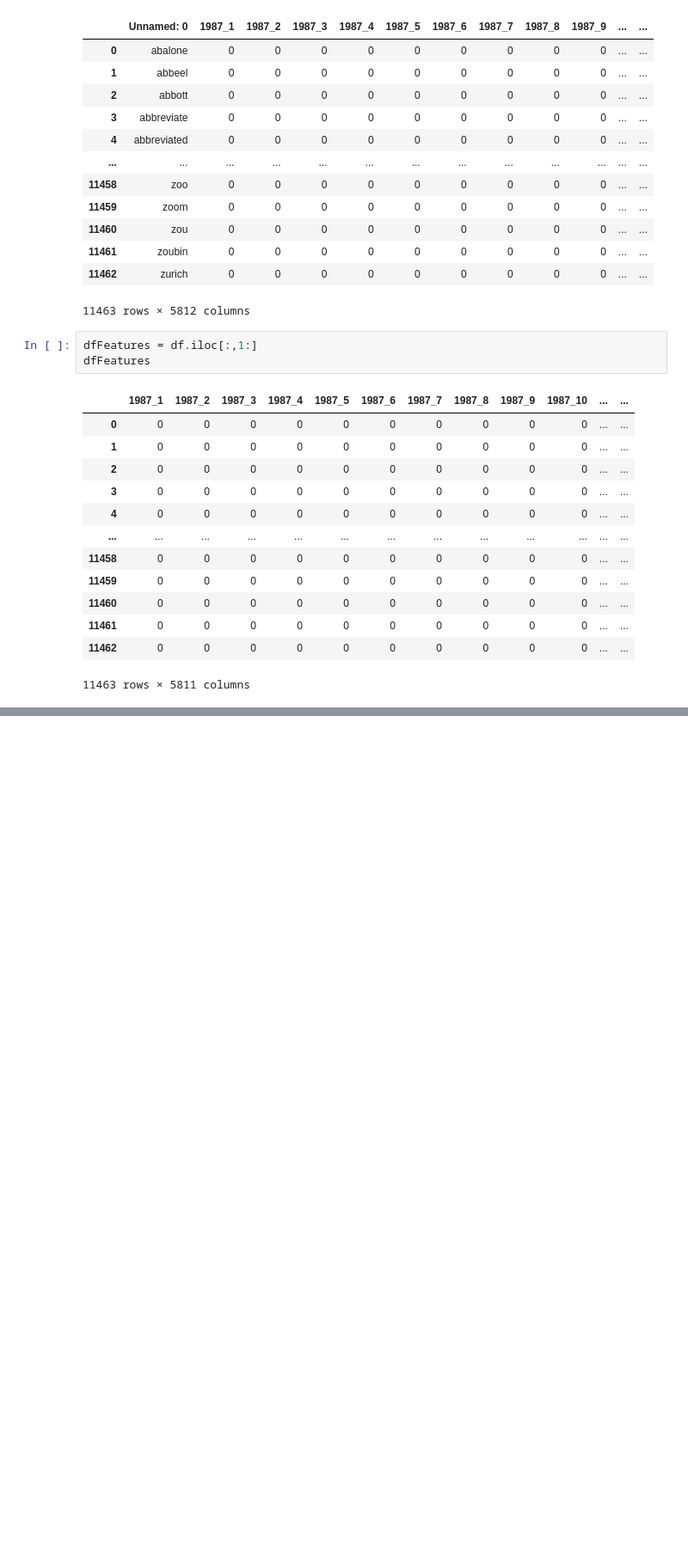
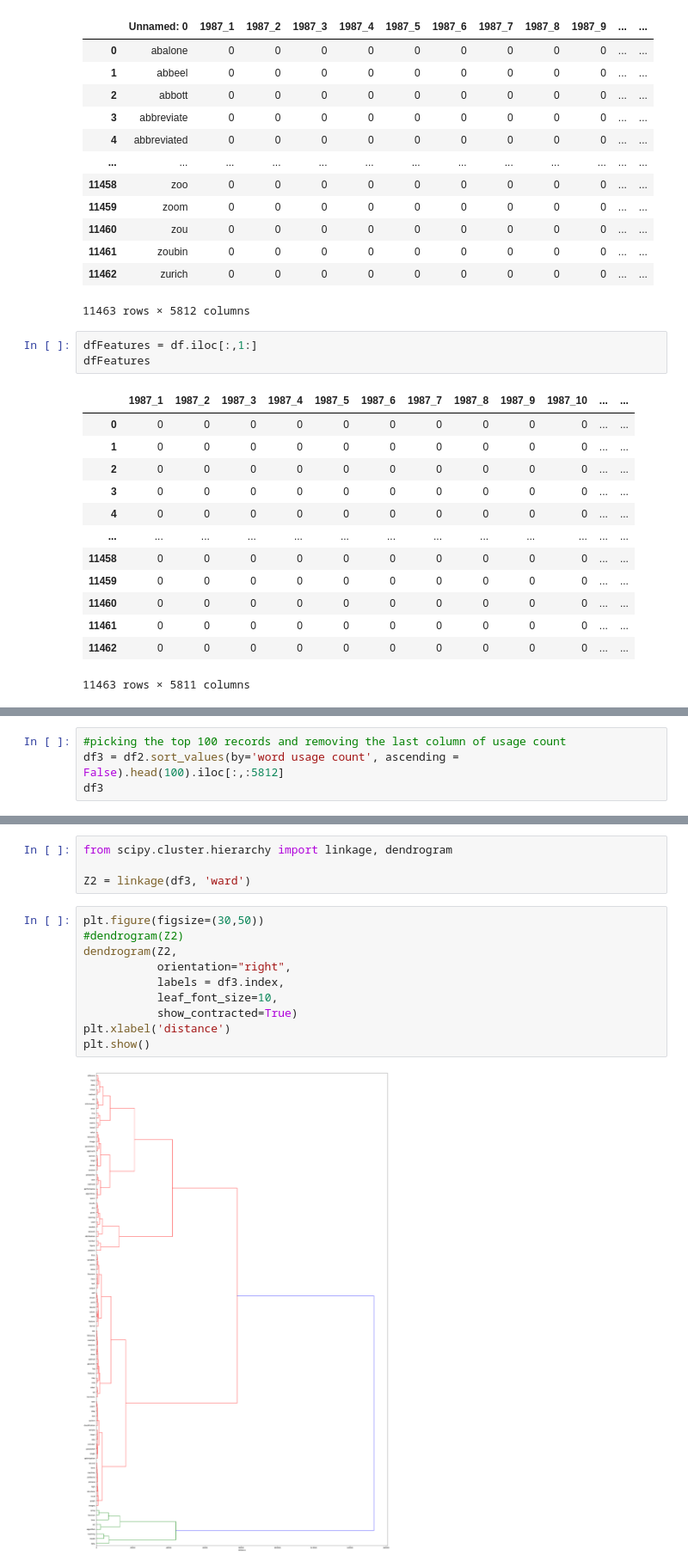
Before and after one commit to USF-CS-663-Spring-2020/lab-04-hierarchical-clustering-aarthi-parthipan, a Jupyter notebook: NIPSdata_hierarchyClusterPlot.ipynb, the cells around one changed output, grey strips where cells are left out. Shown at 86% size. Cells and saved outputs as stored; diff of their text form; blank space fills up the shorter version.

```diff
--- a/NIPSdata_hierarchyClusterPlot.ipynb
+++ b/NIPSdata_hierarchyClusterPlot.ipynb
@@ -54,0 +127,4 @@ plt.show()
+# %%
+#picking the top 100 records and removing the last column of usage count
+df3 = df2.sort_values(by='word usage count', ascending = False).head(100).iloc[:,:5812]
+df3
@@ -54,0 +146,16 @@ plt.show()
+# %%
+from scipy.cluster.hierarchy import linkage, dendrogram
+
+Z2 = linkage(df3, 'ward')
+# %%
+plt.figure(figsize=(30,50))
+#dendrogram(Z2)
+dendrogram(Z2,
+           orientation="right",
+           labels = df3.index,
+           leaf_font_size=10,
+           show_contracted=True)
+plt.xlabel('distance')
+plt.show()
+# %% [output]
+[figure, added]
```
Also changed, not shown: parts of 8 cells of this notebook.
